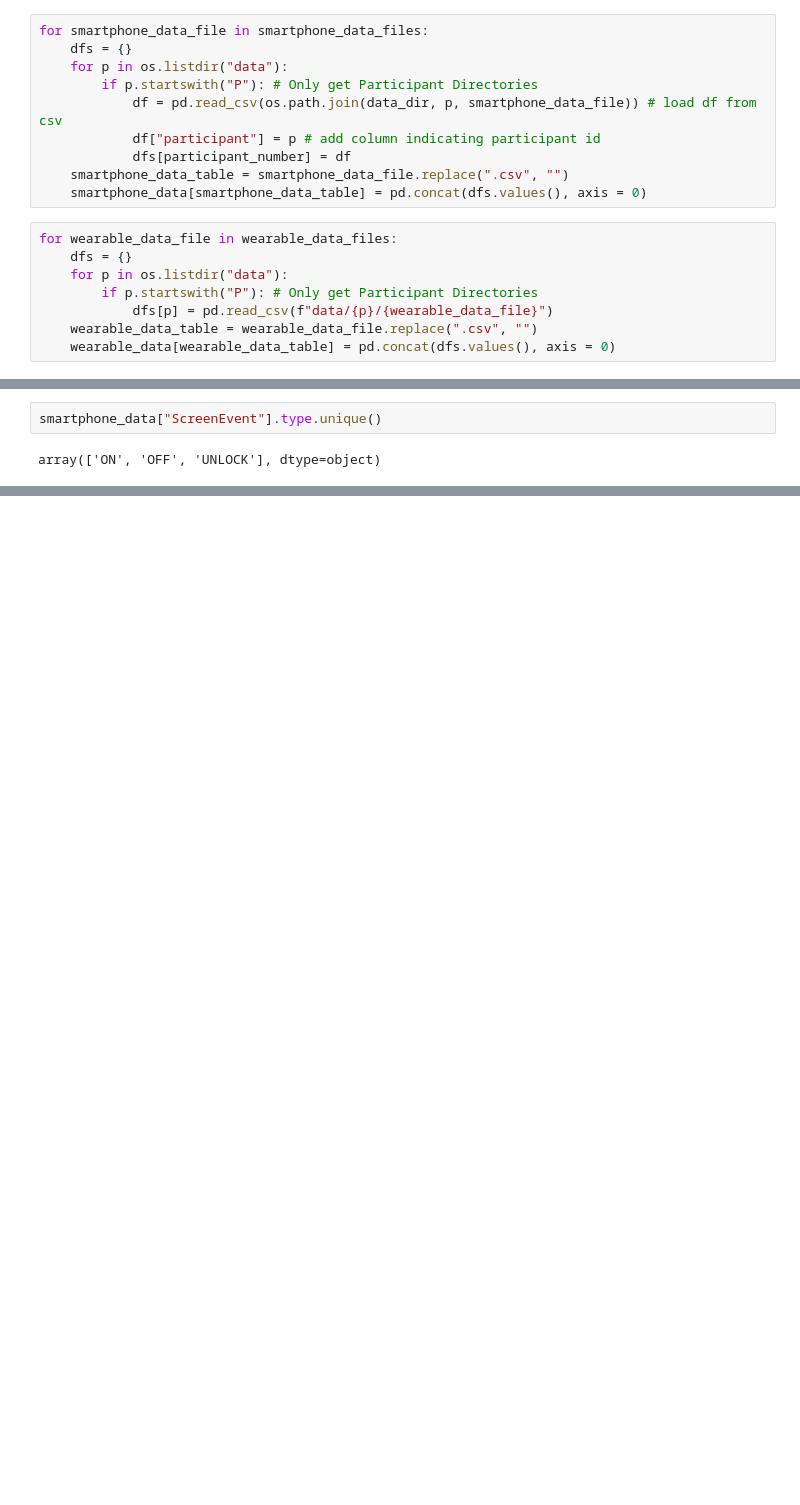
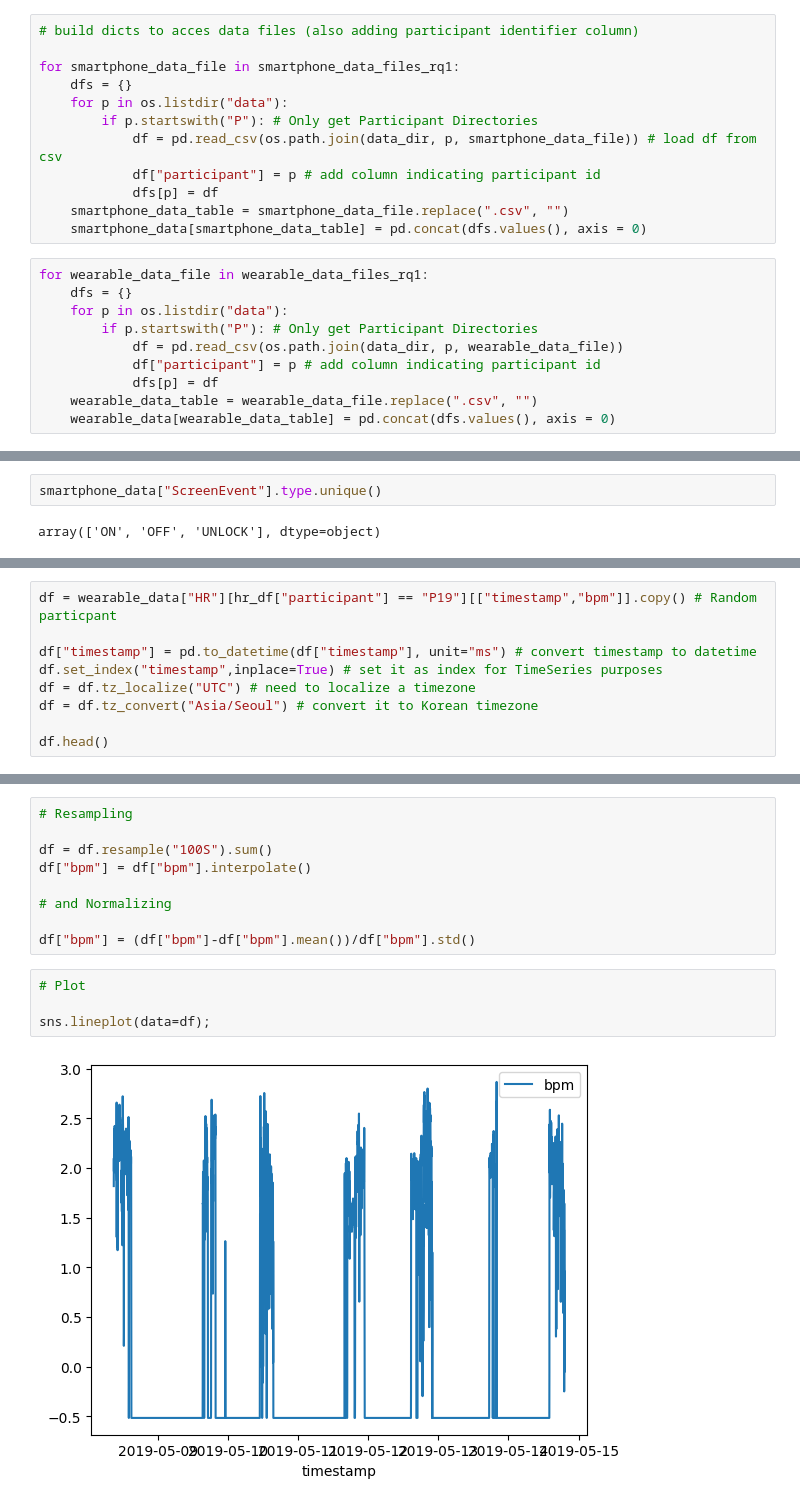
Before and after one commit to mauro-vb/quantitative-methods-analysis-project, a Jupyter notebook: data_exploration.ipynb, the cells around one changed output, grey strips where cells are left out. Saved outputs shown, nothing was run; the diff lists cells and outputs as text; blank space fills up the shorter version.

Commit message:
Continued data exploration

```diff
--- a/data_exploration.ipynb
+++ b/data_exploration.ipynb
@@ -35,18 +48,22 @@ smartphone_data["ActivityEvent"]
 # %%
-for smartphone_data_file in smartphone_data_files:
+# build dicts to acces data files (also adding participant identifier column)
+
+for smartphone_data_file in smartphone_data_files_rq1:
     dfs = {}
     for p in os.listdir("data"):
         if p.startswith("P"): # Only get Participant Directories
             df = pd.read_csv(os.path.join(data_dir, p, smartphone_data_file)) # load df from csv
             df["participant"] = p # add column indicating participant id
-            dfs[participant_number] = df
+            dfs[p] = df
     smartphone_data_table = smartphone_data_file.replace(".csv", "")
     smartphone_data[smartphone_data_table] = pd.concat(dfs.values(), axis = 0)
 # %%
-for wearable_data_file in wearable_data_files:
+for wearable_data_file in wearable_data_files_rq1:
     dfs = {}
     for p in os.listdir("data"):
         if p.startswith("P"): # Only get Participant Directories
-            dfs[p] = pd.read_csv(f"data/{p}/{wearable_data_file}")
+            df = pd.read_csv(os.path.join(data_dir, p, wearable_data_file))
+            df["participant"] = p # add column indicating participant id
+            dfs[p] = df
     wearable_data_table = wearable_data_file.replace(".csv", "")
     wearable_data[wearable_data_table] = pd.concat(dfs.values(), axis = 0)
@@ -116,0 +175,9 @@ array(['ON', 'OFF', 'UNLOCK'], dtype=object)
+# %%
+df = wearable_data["HR"][hr_df["participant"] == "P19"][["timestamp","bpm"]].copy() # Random particpant
+
+df["timestamp"] = pd.to_datetime(df["timestamp"], unit="ms") # convert timestamp to datetime
+df.set_index("timestamp",inplace=True) # set it as index for TimeSeries purposes
+df = df.tz_localize("UTC") # need to localize a timezone
+df = df.tz_convert("Asia/Seoul") # convert it to Korean timezone
+
+df.head()
@@ -116,0 +192,15 @@ array(['ON', 'OFF', 'UNLOCK'], dtype=object)
+# %%
+# Resampling
+
+df = df.resample("100S").sum()
+df["bpm"] = df["bpm"].interpolate()
+
+# and Normalizing
+
+df["bpm"] = (df["bpm"]-df["bpm"].mean())/df["bpm"].std()
+# %%
+# Plot
+
+sns.lineplot(data=df);
+# %% [output]
+[figure, added]
```
Also changed, not shown: parts of 14 cells of this notebook, 1 other file.
